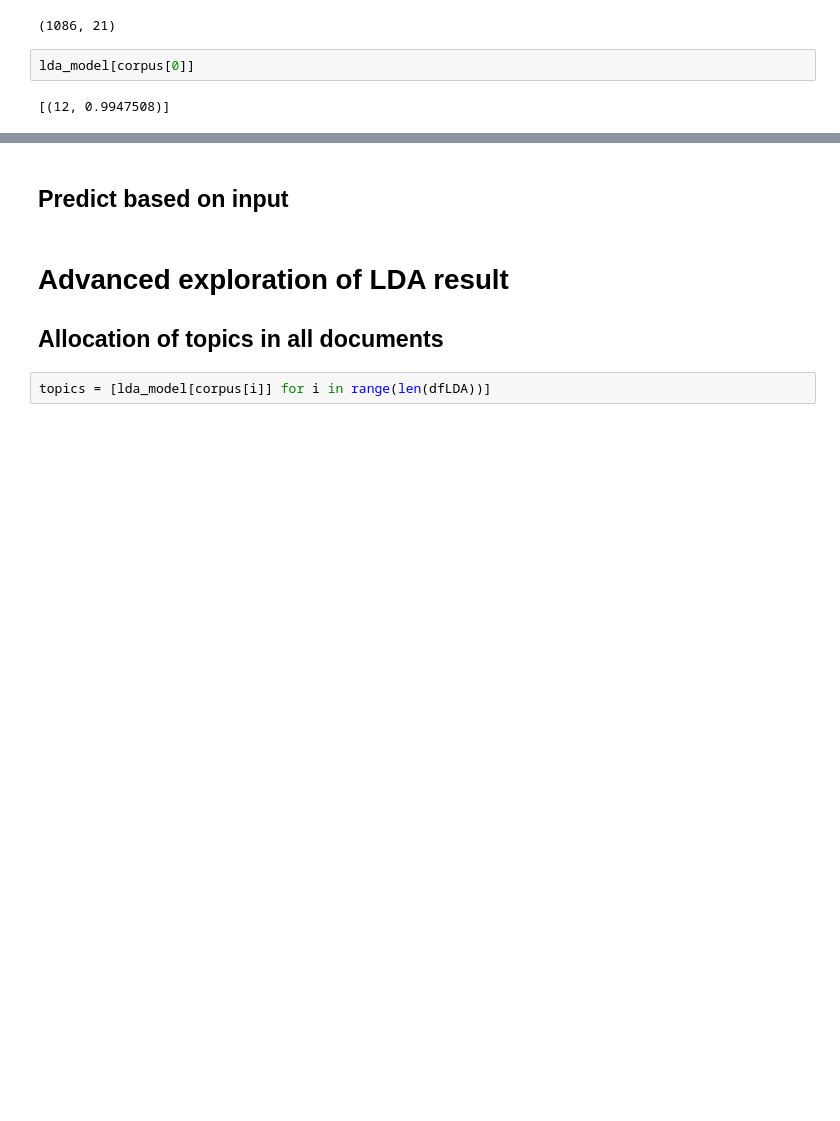
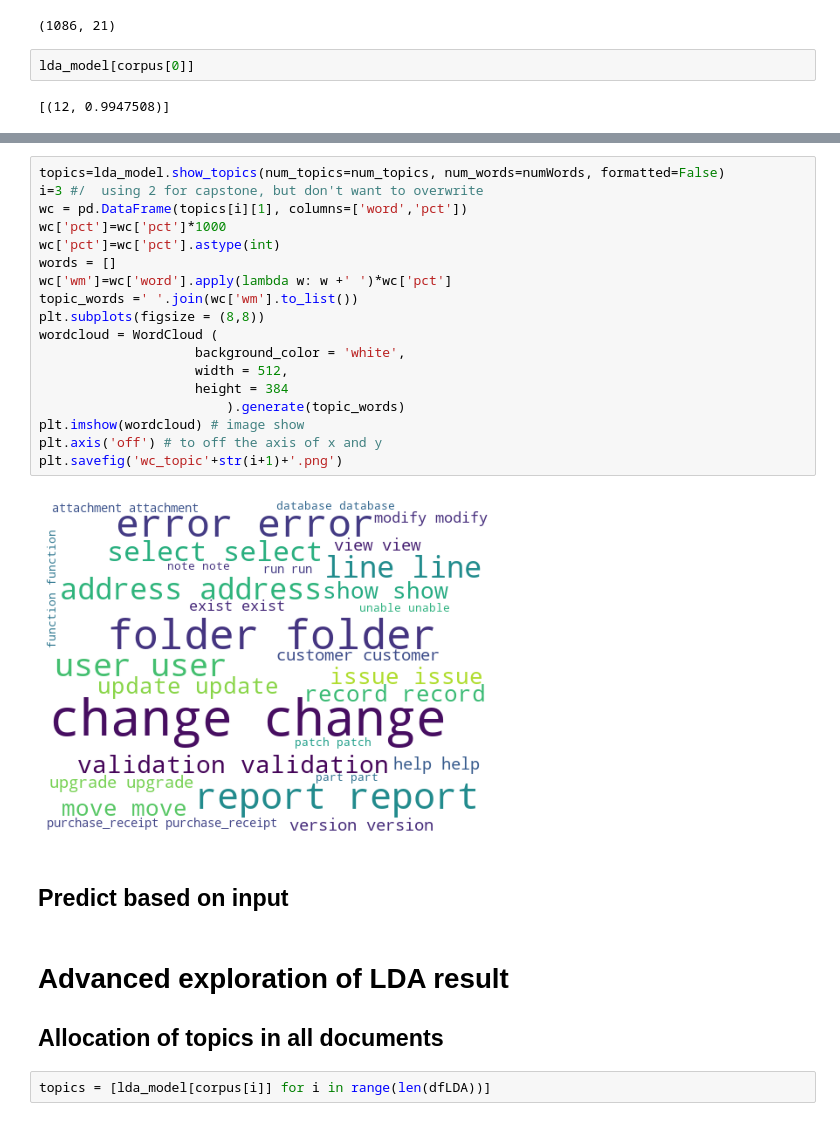
Before and after one commit to Delamater/MachineLearning, a Jupyter notebook: GeneralAssembly/CapstoneProject/SageCityForums/Final/Docs/SageForumsAnalysis.ipynb, the cells around one changed output, grey strips where cells are left out. Drawn from its saved outputs; the diff is of its cells as text; blank space fills up the shorter version.

```diff
--- a/GeneralAssembly/CapstoneProject/SageCityForums/Final/Docs/SageForumsAnalysis.ipynb
+++ b/GeneralAssembly/CapstoneProject/SageCityForums/Final/Docs/SageForumsAnalysis.ipynb
@@ -835,3 +945,23 @@ lda_model[corpus[0]]
+# %%
+topics=lda_model.show_topics(num_topics=num_topics, num_words=numWords, formatted=False)
+i=3 #/  using 2 for capstone, but don't want to overwrite
+wc = pd.DataFrame(topics[i][1], columns=['word','pct'])
+wc['pct']=wc['pct']*1000
+wc['pct']=wc['pct'].astype(int)
+words = []
+wc['wm']=wc['word'].apply(lambda w: w +' ')*wc['pct']
+topic_words =' '.join(wc['wm'].to_list())
+plt.subplots(figsize = (8,8))
+wordcloud = WordCloud (
+                    background_color = 'white',
+                    width = 512,
+                    height = 384
+                        ).generate(topic_words)
+plt.imshow(wordcloud) # image show
+plt.axis('off') # to off the axis of x and y
+plt.savefig('wc_topic'+str(i+1)+'.png')
+# %% [output]
+[figure, added]
 # %% [markdown]
 ## Predict based on input
 # %% [markdown]
```
Also changed, not shown: parts of 14 cells of this notebook, 19 other files.
